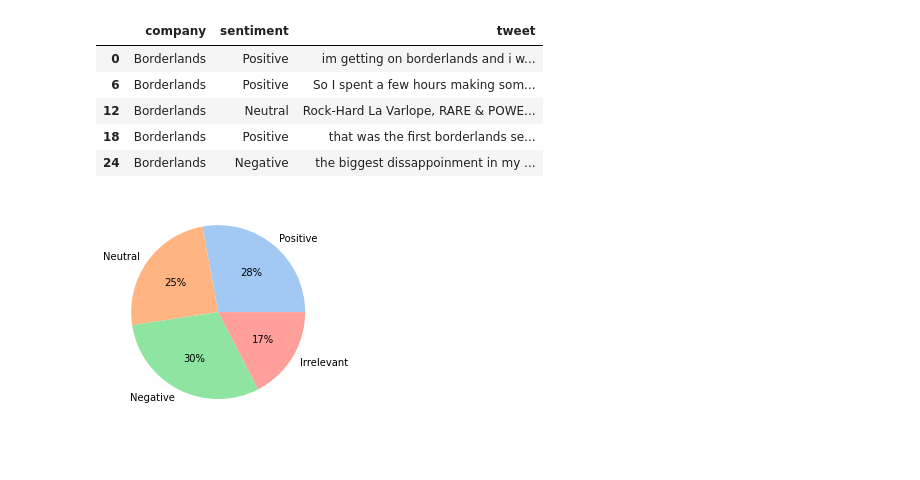
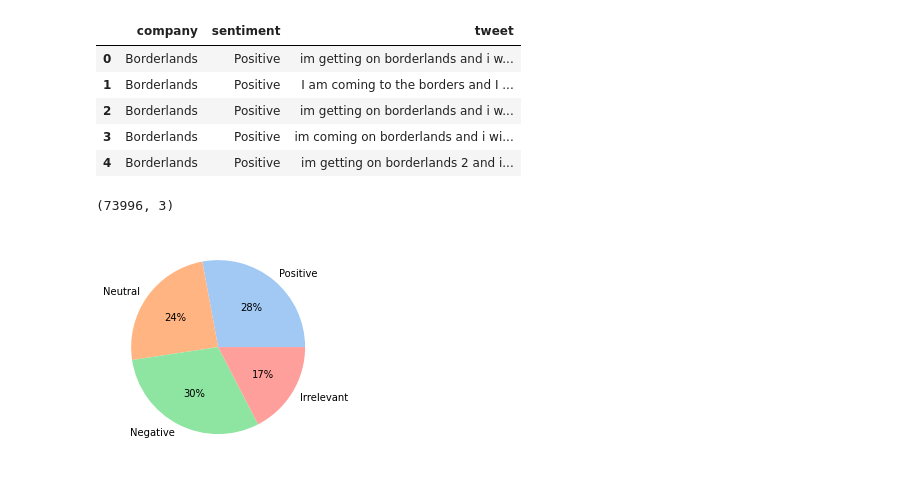
Before and after one commit to sameepv21/Twitter_Sentiment_Analysis, a Jupyter notebook: EDA.ipynb, the cells around one changed output. Cells and saved outputs as stored; diff of their text form; code cells hidden in the pictures.

Commit message:
feat: null values eda added

```diff
--- a/EDA.ipynb
+++ b/EDA.ipynb
@@ -9,19 +9,17 @@ import matplotlib.pyplot as plt
 # %%
 # Read train and test dataset
 columns = ['id', 'company', 'sentiment', 'tweet']
 X_train = pd.read_csv("./Dataset/twitter_training.csv", names=columns, header=None)
 X_test = pd.read_csv("./Dataset/twitter_validation.csv", names=columns, header=None)
 
-X_train.drop_duplicates(subset='id', inplace=True, keep='first')
-
 X_train.drop("id", axis = 1, inplace=True)
 X_test.drop("id", axis = 1, inplace=True)
 
 X_train.head()
 # %% [output]
 |  | company | sentiment | tweet |
 | 0 | Borderlands | Positive | im getting on borderlands and i w... |
-| 6 | Borderlands | Positive | So I spent a few hours making som... |
-| 12 | Borderlands | Neutral | Rock-Hard La Varlope, RARE & POWE... |
-| 18 | Borderlands | Positive | that was the first borderlands se... |
-| 24 | Borderlands | Negative | the biggest dissappoinment in my ... |
+| 1 | Borderlands | Positive | I am coming to the borders and I ... |
+| 2 | Borderlands | Positive | im getting on borderlands and i w... |
+| 3 | Borderlands | Positive | im coming on borderlands and i wi... |
+| 4 | Borderlands | Positive | im getting on borderlands 2 and i... |
@@ -28,3 +35,8 @@ X_train.head()
+# %%
+X_train = remove_null(X_train)
+X_train.shape
+# %% [output]
+(73996, 3)
 # %%
 # Number of unique values and their distribution
 unique_sentiment = X_train['sentiment'].unique()
```
Also changed, not shown: parts of 2 cells of this notebook.
